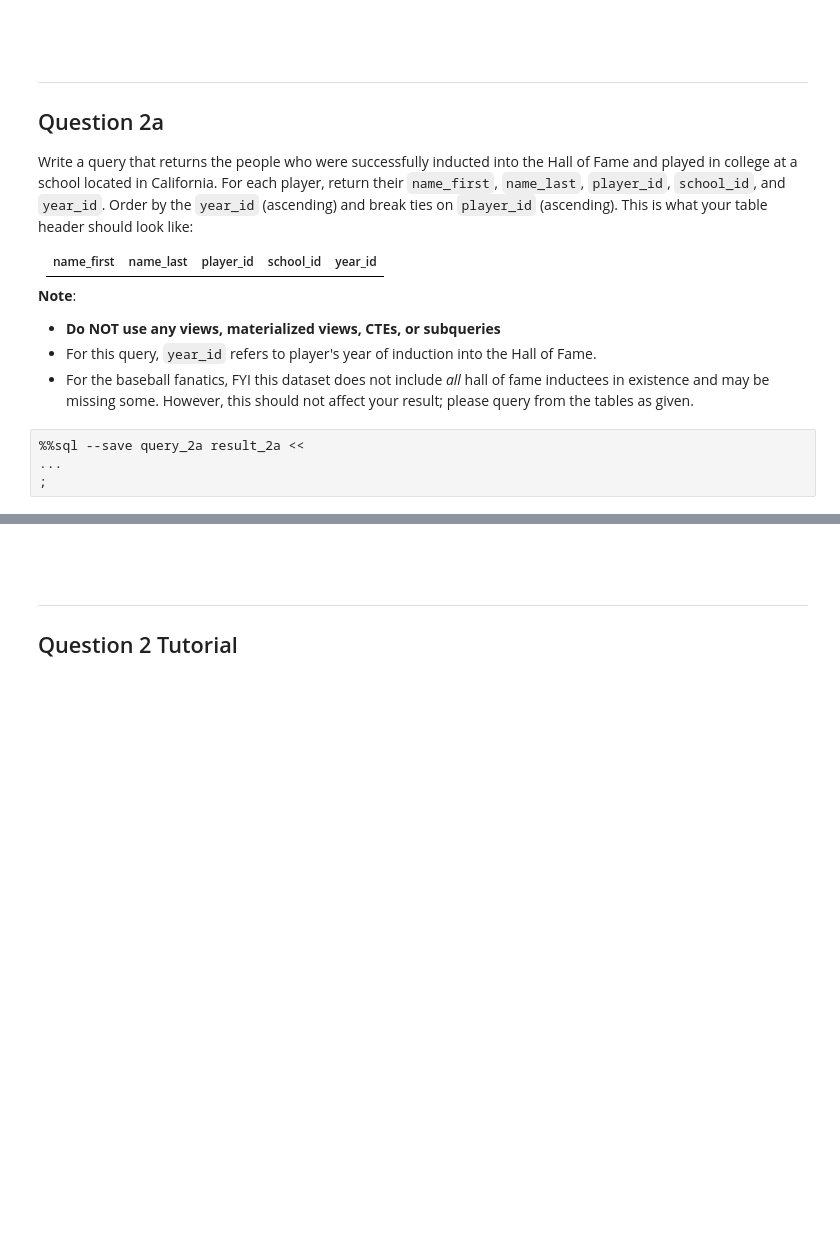
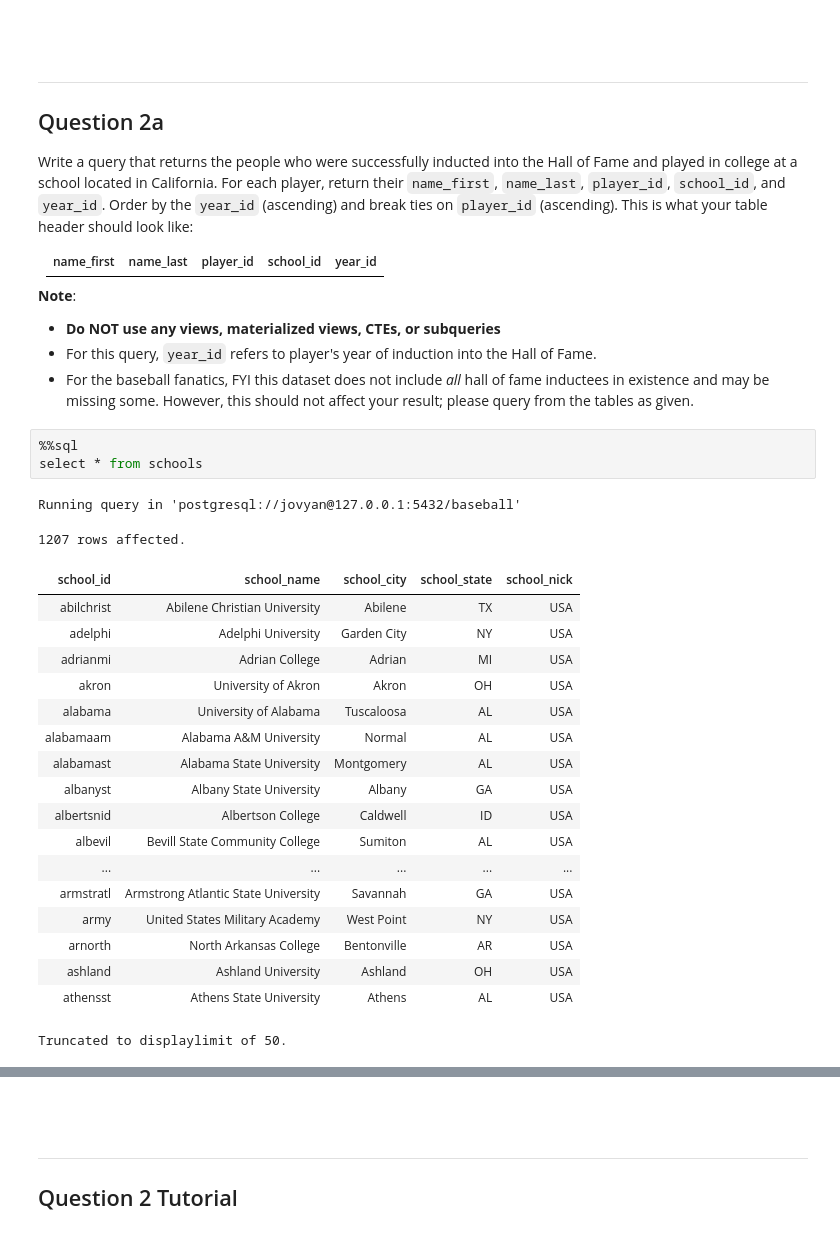
Before and after one commit to cal-data-eng/fa24-materials, a Jupyter notebook: proj/proj2/proj2.ipynb, the cells around one changed output, grey strips where cells are left out. Saved outputs shown, nothing was run; the diff lists cells and outputs as text; blank space fills up the shorter version.

```diff
--- a/proj/proj2/proj2.ipynb
+++ b/proj/proj2/proj2.ipynb
@@ -322,7 +452,27 @@ Write a query that returns the people who were successfully inducted into the Ha
 - **Do NOT use any views, materialized views, CTEs, or subqueries**
 - For this query, `year_id` refers to player's year of induction into the Hall of Fame.
 - For the baseball fanatics, FYI this dataset does not include *all* hall of fame inductees in existence and may be missing some. However, this should not affect your result; please query from the tables as given.
-# %%
-%%sql --save query_2a result_2a <<
-...
-;
+# %%
+%%sql
+select * from schools
+# %% [output]
+Running query in 'postgresql://jovyan@127.0.0.1:5432/baseball'
+1207 rows affected.
+| school_id | school_name | school_city | school_state | school_nick |
+| abilchrist | Abilene Christian University | Abilene | TX | USA |
+| adelphi | Adelphi University | Garden City | NY | USA |
+| adrianmi | Adrian College | Adrian | MI | USA |
+| akron | University of Akron | Akron | OH | USA |
+| alabama | University of Alabama | Tuscaloosa | AL | USA |
+| alabamaam | Alabama A&M University | Normal | AL | USA |
+| alabamast | Alabama State University | Montgomery | AL | USA |
+| albanyst | Albany State University | Albany | GA | USA |
+| albertsnid | Albertson College | Caldwell | ID | USA |
+| albevil | Bevill State Community College | Sumiton | AL | USA |
+| ... | ... | ... | ... | ... |
+| armstratl | Armstrong Atlantic State University | Savannah | GA | USA |
+| army | United States Military Academy | West Point | NY | USA |
+| arnorth | North Arkansas College | Bentonville | AR | USA |
+| ashland | Ashland University | Ashland | OH | USA |
+| athensst | Athens State University | Athens | AL | USA |
+Truncated to displaylimit of 50.
```
Also changed, not shown: parts of 173 cells of this notebook, 1 other file.
